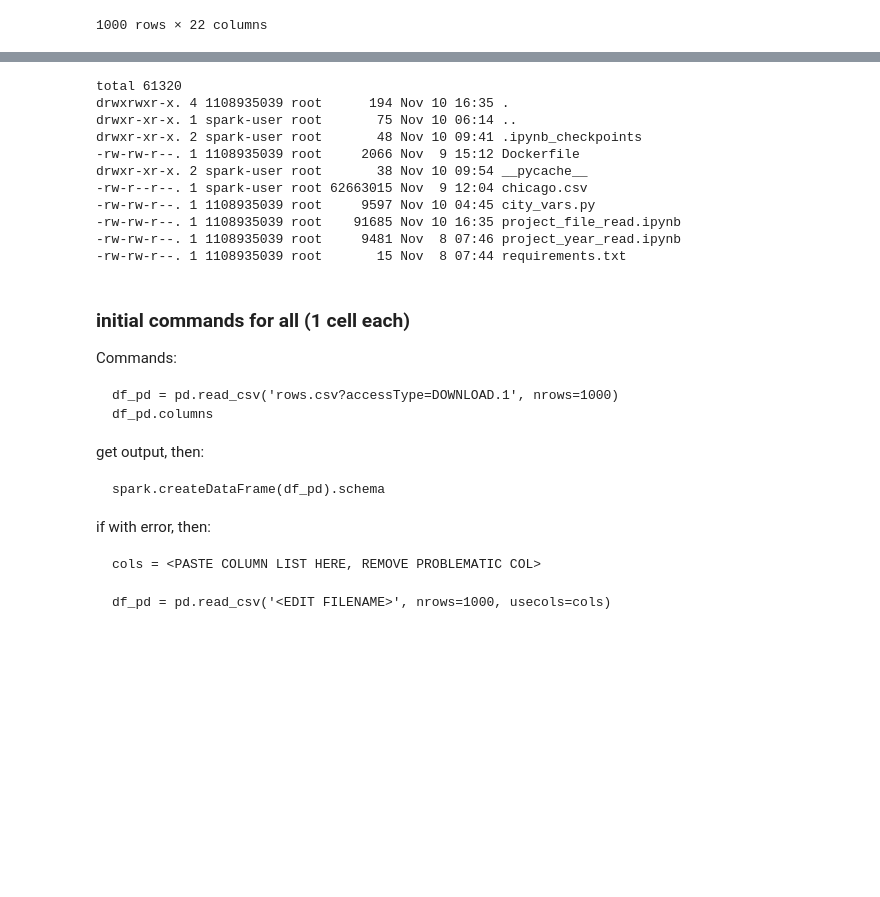
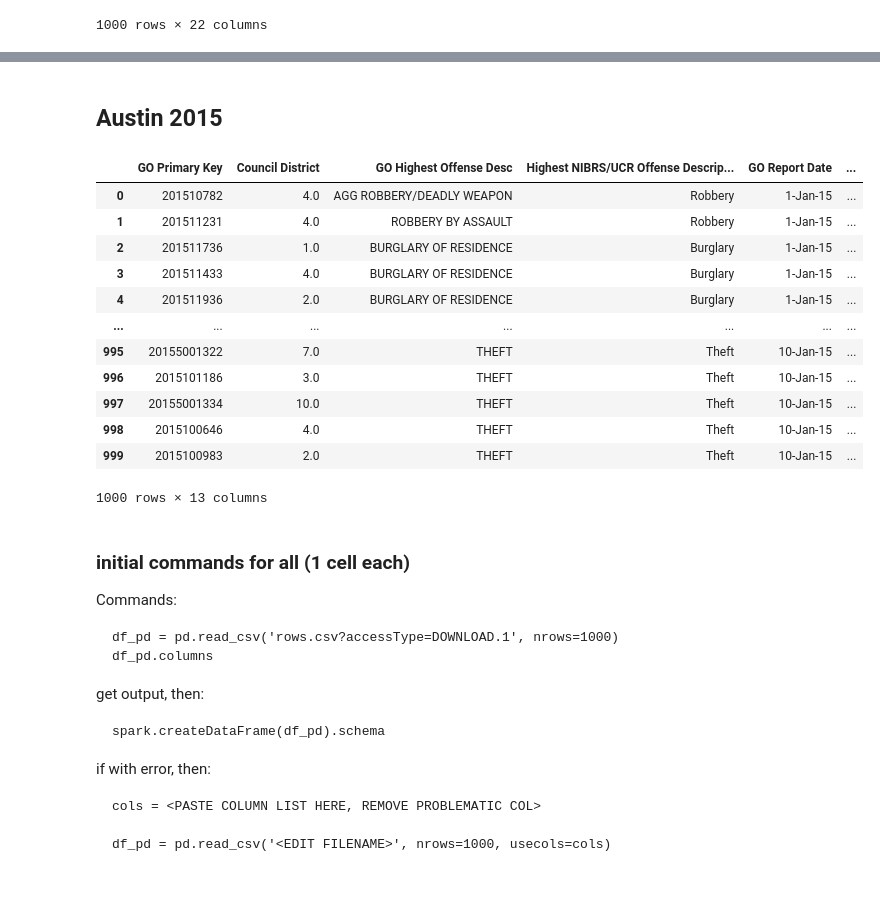
Before and after one commit to annab999/dpl-us-city-crimes, a Jupyter notebook: spark/project_file_read.ipynb, the cells around one changed output, grey strips where cells are left out. Saved outputs shown, nothing was run; the diff lists cells and outputs as text; code cells hidden in the pictures; blank space fills up the shorter version.

Commit message:
edit last spark clean script; update get data DAG

```diff
--- a/spark/project_file_read.ipynb
+++ b/spark/project_file_read.ipynb
@@ -158,17 +172,22 @@ df_pd
+# %% [markdown]
+## Austin 2015
 # %%
-!ls -la
+pd.set_option('display.max_columns', None)
+df_pd
 # %% [output]
+|  | GO Primary Key | Council District | GO Highest Offense Desc | Highest NIBRS/UCR Offense Descrip... | GO Report Date | ... |
+| 0 | 201510782 | 4.0 | AGG ROBBERY/DEADLY WEAPON | Robbery | 1-Jan-15 | ... |
+| 1 | 201511231 | 4.0 | ROBBERY BY ASSAULT | Robbery | 1-Jan-15 | ... |
+| 2 | 201511736 | 1.0 | BURGLARY OF RESIDENCE | Burglary | 1-Jan-15 | ... |
+| 3 | 201511433 | 4.0 | BURGLARY OF RESIDENCE | Burglary | 1-Jan-15 | ... |
+| 4 | 201511936 | 2.0 | BURGLARY OF RESIDENCE | Burglary | 1-Jan-15 | ... |
+| ... | ... | ... | ... | ... | ... | ... |
+| 995 | 20155001322 | 7.0 | THEFT | Theft | 10-Jan-15 | ... |
+| 996 | 2015101186 | 3.0 | THEFT | Theft | 10-Jan-15 | ... |
+| 997 | 20155001334 | 10.0 | THEFT | Theft | 10-Jan-15 | ... |
+| 998 | 2015100646 | 4.0 | THEFT | Theft | 10-Jan-15 | ... |
+| 999 | 2015100983 | 2.0 | THEFT | Theft | 10-Jan-15 | ... |
-total 61320
-drwxrwxr-x. 4 1108935039 root      194 Nov 10 16:35 .
-drwxr-xr-x. 1 spark-user root       75 Nov 10 06:14 ..
-drwxr-xr-x. 2 spark-user root       48 Nov 10 09:41 .ipynb_checkpoints
--rw-rw-r--. 1 1108935039 root     2066 Nov  9 15:12 Dockerfile
-drwxr-xr-x. 2 spark-user root       38 Nov 10 09:54 __pycache__
--rw-r--r--. 1 spark-user root 62663015 Nov  9 12:04 chicago.csv
--rw-rw-r--. 1 1108935039 root     9597 Nov 10 04:45 city_vars.py
--rw-rw-r--. 1 1108935039 root    91685 Nov 10 16:35 project_file_read.ipynb
--rw-rw-r--. 1 1108935039 root     9481 Nov  8 07:46 project_year_read.ipynb
--rw-rw-r--. 1 1108935039 root       15 Nov  8 07:44 requirements.txt
+1000 rows × 13 columns
 # %%
 cols = ['ID', 'Case Number', 'Date', 'Block', 'IUCR', 'Primary Type',
     'Description', 'Arrest', 'Domestic', 'Beat',
```
Also changed, not shown: parts of 11 cells of this notebook, 2 other files.
